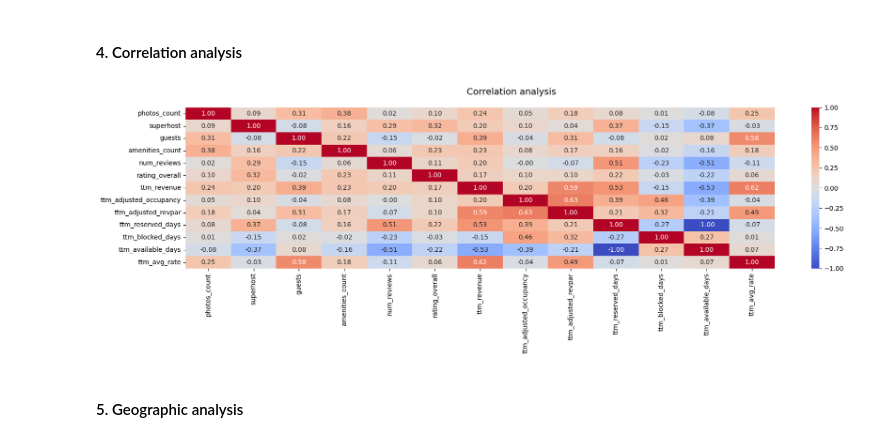
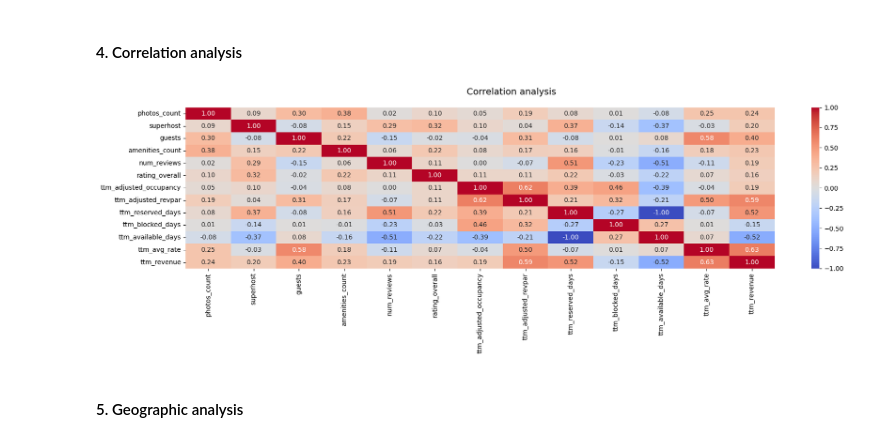
Before and after one commit to HenriquePRebolho/AirbnbDataMining, a Jupyter notebook: eda_etl/listings_eda_etl.ipynb, the cells around one changed output. Cells and saved outputs as stored; diff of their text form; code cells hidden in the pictures.

```diff
--- a/eda_etl/listings_eda_etl.ipynb
+++ b/eda_etl/listings_eda_etl.ipynb
@@ -394,22 +454,22 @@ axes.tick_params(axis="y", rotation=15)
 # %%
 
 corr_cols = [
        'photos_count', 'superhost', 'guests', 'amenities_count','num_reviews',
-       'rating_overall', 'ttm_revenue', 'ttm_adjusted_occupancy', 'ttm_adjusted_revpar',
-       'ttm_reserved_days', 'ttm_blocked_days', 'ttm_available_days', 'ttm_avg_rate'
+       'rating_overall', 'ttm_adjusted_occupancy', 'ttm_adjusted_revpar', 'ttm_reserved_days',
+       'ttm_blocked_days', 'ttm_available_days', 'ttm_avg_rate', 'ttm_revenue',
 ]
 
 fig, axes = plt.subplots(figsize=(18, 6))
 
 # Correlation heatmap
 sns.heatmap(df_clean[corr_cols].corr(), annot=True, fmt=".2f", cmap="coolwarm",
 )
 
 plt.suptitle("Correlation analysis", fontsize=14)
 plt.tight_layout()
 plt.show()
 # %% [output]
-[figure, old version]
+[figure, new version]
 # %% [markdown]
 #### 5. Geographic analysis
 # %%
```
Also changed, not shown: parts of 20 cells of this notebook, 9 other files.
